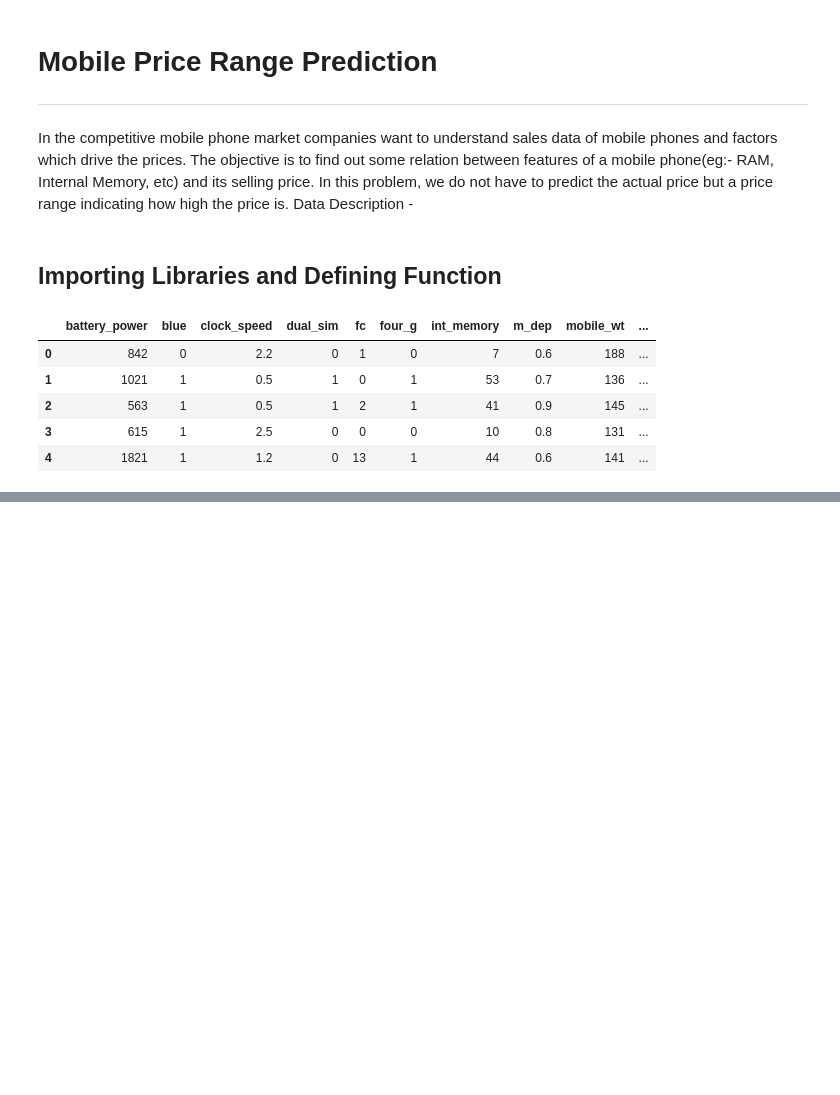
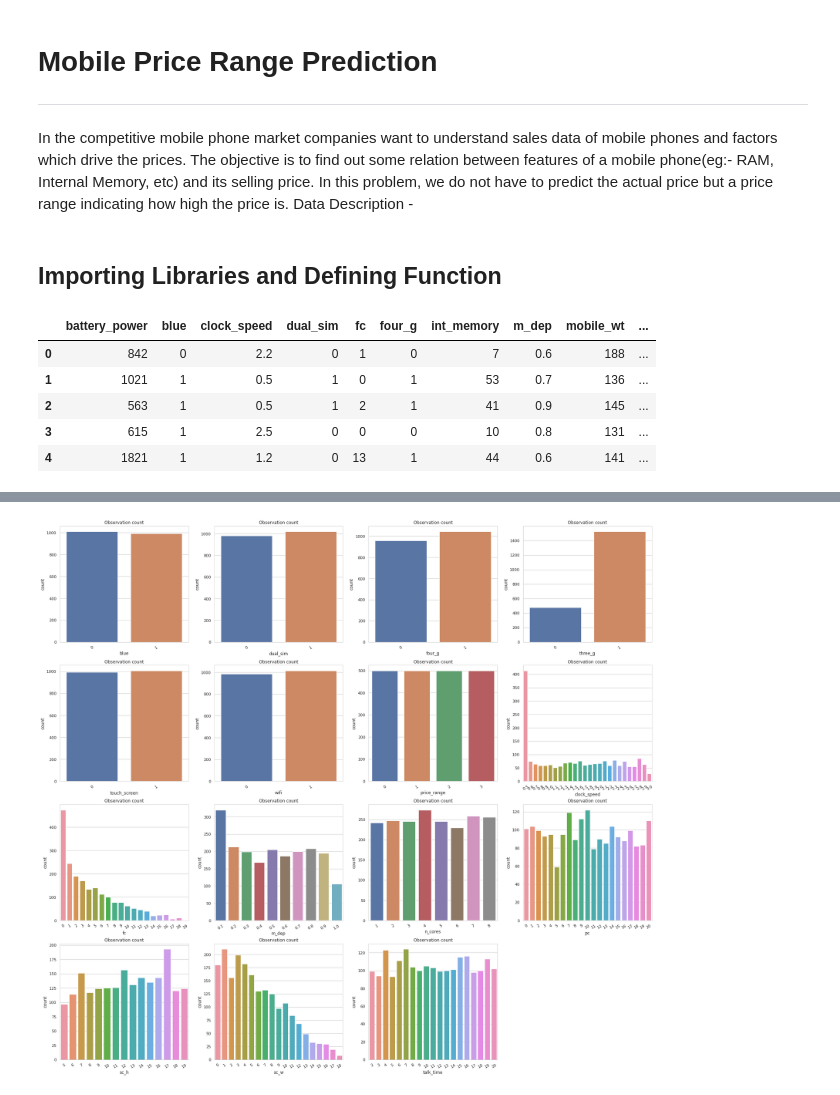
Before and after one commit to amanichivilkar/Mobile-Price-Range-Prediction, a Jupyter notebook: Mobile_Price_Range_Prediction.ipynb, the cells around one changed output, grey strips where cells are left out. Saved outputs shown, nothing was run; the diff lists cells and outputs as text; code cells hidden in the pictures; blank space fills up the shorter version.

```diff
--- a/Mobile_Price_Range_Prediction.ipynb
+++ b/Mobile_Price_Range_Prediction.ipynb
@@ -195,0 +314,13 @@ def weight(ml):
+# %%
+
+plt.figure(figsize=(30,35))
+i=1
+for cat in [ 'blue', 'dual_sim', 'four_g','three_g','touch_screen', 'wifi','price_range','clock_speed', 'fc',  'm_dep', 'n_cores', 'pc','sc_h', 'sc_w', 'talk_time']:
+
+    plt.subplot(5,4,i)
+    sns.countplot( x=df[cat] ).set(title=f'Observation count')
+    plt.xticks(rotation=30)
+
+    i=i+1
+# %% [output]
+[figure, added]
```
Also changed, not shown: parts of 12 cells of this notebook.
